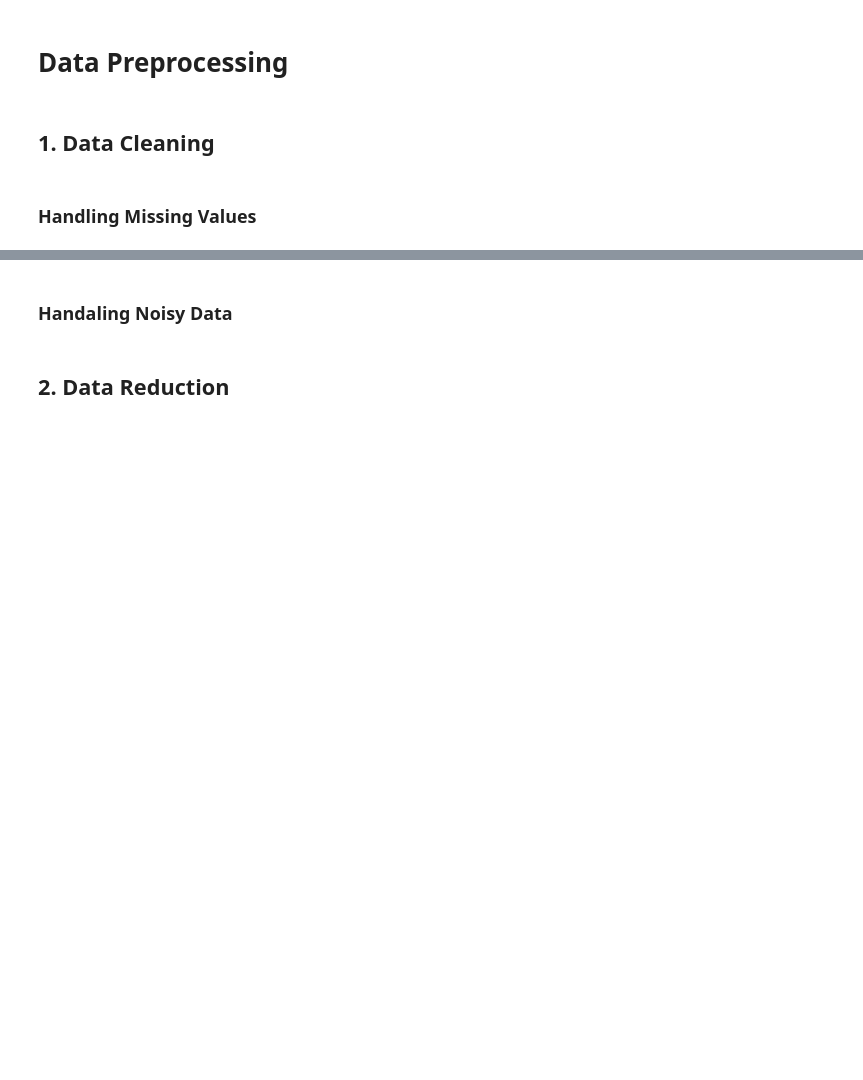
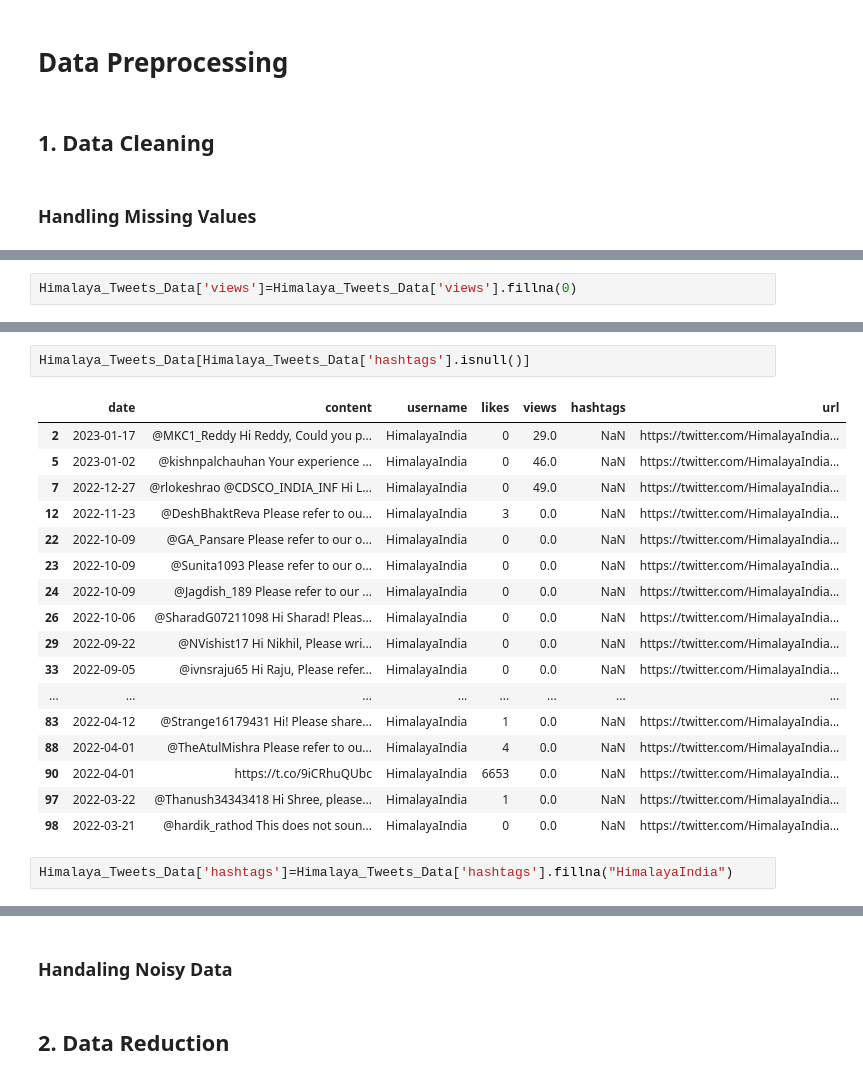
Before and after one commit to TechForEverybody/Social_Media_Analytics_Practicals_Sem-8, a Jupyter notebook: Experiment-3/CS8A53_SMA_Experiment-3_ShivkumarChauhan.ipynb, the cells around one changed output, grey strips where cells are left out. Saved outputs shown, nothing was run; the diff lists cells and outputs as text; blank space fills up the shorter version.

Commit message:
Data is Collected

```diff
--- a/Experiment-3/CS8A53_SMA_Experiment-3_ShivkumarChauhan.ipynb
+++ b/Experiment-3/CS8A53_SMA_Experiment-3_ShivkumarChauhan.ipynb
@@ -131,0 +334,2 @@ memory usage: 928.0+ bytes
+# %%
+Himalaya_Tweets_Data['views']=Himalaya_Tweets_Data['views'].fillna(0)
@@ -131,0 +347,22 @@ memory usage: 928.0+ bytes
+# %%
+Himalaya_Tweets_Data[Himalaya_Tweets_Data['hashtags'].isnull()]
+# %% [output]
+|  | date | content | username | likes | views | hashtags | url |
+| 2 | 2023-01-17 | @MKC1_Reddy Hi Reddy, Could you p... | HimalayaIndia | 0 | 29.0 | NaN | https://twitter.com/HimalayaIndia... |
+| 5 | 2023-01-02 | @kishnpalchauhan Your experience ... | HimalayaIndia | 0 | 46.0 | NaN | https://twitter.com/HimalayaIndia... |
+| 7 | 2022-12-27 | @rlokeshrao @CDSCO_INDIA_INF Hi L... | HimalayaIndia | 0 | 49.0 | NaN | https://twitter.com/HimalayaIndia... |
+| 12 | 2022-11-23 | @DeshBhaktReva Please refer to ou... | HimalayaIndia | 3 | 0.0 | NaN | https://twitter.com/HimalayaIndia... |
+| 22 | 2022-10-09 | @GA_Pansare Please refer to our o... | HimalayaIndia | 0 | 0.0 | NaN | https://twitter.com/HimalayaIndia... |
+| 23 | 2022-10-09 | @Sunita1093 Please refer to our o... | HimalayaIndia | 0 | 0.0 | NaN | https://twitter.com/HimalayaIndia... |
+| 24 | 2022-10-09 | @Jagdish_189 Please refer to our ... | HimalayaIndia | 0 | 0.0 | NaN | https://twitter.com/HimalayaIndia... |
+| 26 | 2022-10-06 | @SharadG07211098 Hi Sharad! Pleas... | HimalayaIndia | 0 | 0.0 | NaN | https://twitter.com/HimalayaIndia... |
+| 29 | 2022-09-22 | @NVishist17 Hi Nikhil, Please wri... | HimalayaIndia | 0 | 0.0 | NaN | https://twitter.com/HimalayaIndia... |
+| 33 | 2022-09-05 | @ivnsraju65 Hi Raju, Please refer... | HimalayaIndia | 0 | 0.0 | NaN | https://twitter.com/HimalayaIndia... |
+| ... | ... | ... | ... | ... | ... | ... | ... |
+| 83 | 2022-04-12 | @Strange16179431 Hi! Please share... | HimalayaIndia | 1 | 0.0 | NaN | https://twitter.com/HimalayaIndia... |
+| 88 | 2022-04-01 | @TheAtulMishra Please refer to ou... | HimalayaIndia | 4 | 0.0 | NaN | https://twitter.com/HimalayaIndia... |
+| 90 | 2022-04-01 | https://t.co/9iCRhuQUbc | HimalayaIndia | 6653 | 0.0 | NaN | https://twitter.com/HimalayaIndia... |
+| 97 | 2022-03-22 | @Thanush34343418 Hi Shree, please... | HimalayaIndia | 1 | 0.0 | NaN | https://twitter.com/HimalayaIndia... |
+| 98 | 2022-03-21 | @hardik_rathod This does not soun... | HimalayaIndia | 0 | 0.0 | NaN | https://twitter.com/HimalayaIndia... |
+# %%
+Himalaya_Tweets_Data['hashtags']=Himalaya_Tweets_Data['hashtags'].fillna("HimalayaIndia")
```
Also changed, not shown: parts of 50 cells of this notebook, 6 other files.
